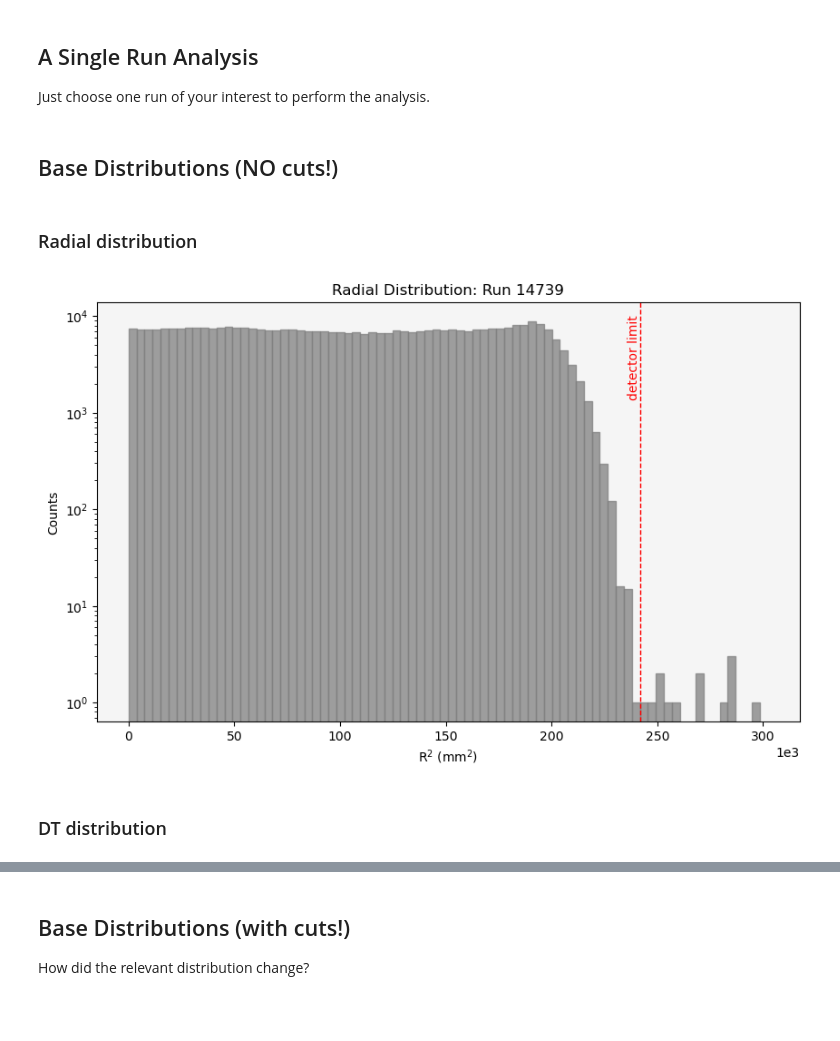
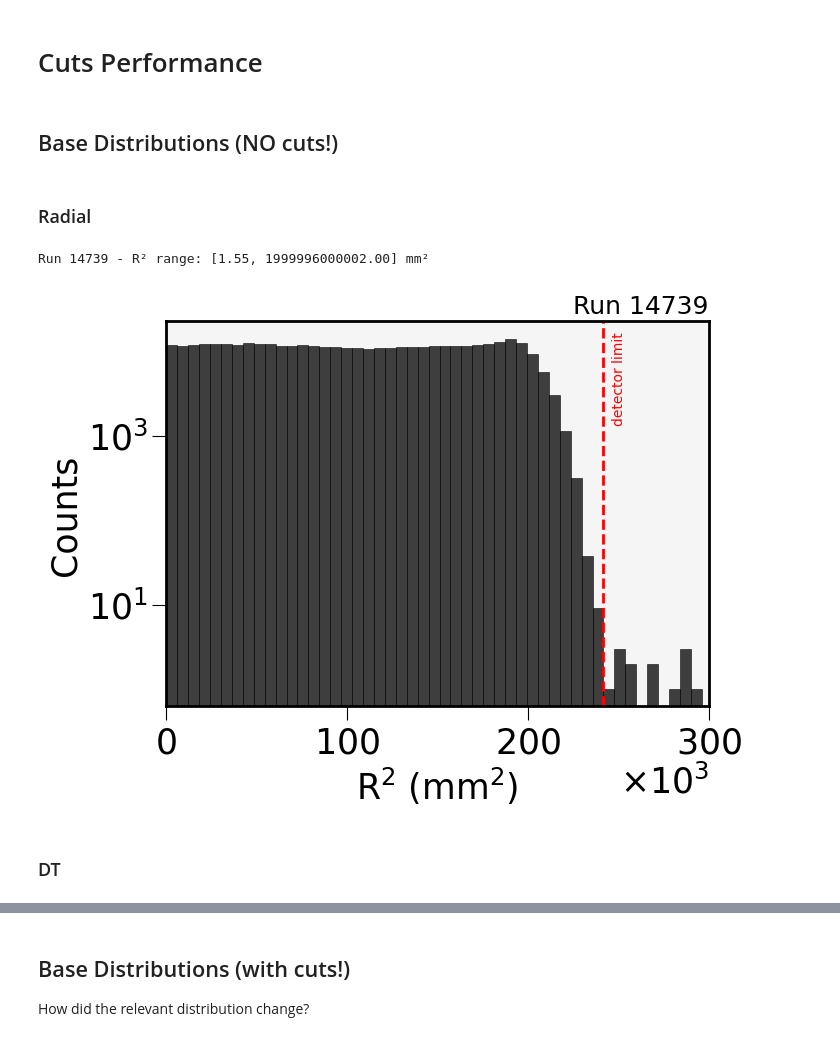
Before and after one commit to camacortespar/next-analysis, a Jupyter notebook: NEXT-100/Rn_analysis/notebooks/Selection_Criteria_00.ipynb, the cells around one changed output, grey strips where cells are left out. Saved outputs shown, nothing was run; the diff lists cells and outputs as text; code cells hidden in the pictures; blank space fills up the shorter version.

Commit message:
Revision on alpha selection for Rn paper review

```diff
--- a/NEXT-100/Rn_analysis/notebooks/Selection_Criteria_00.ipynb
+++ b/NEXT-100/Rn_analysis/notebooks/Selection_Criteria_00.ipynb
@@ -105,3 +77,3 @@ runs_info = [
 # %%
-raw_data = {run["run_number"]: crudo.load_run_data(run)[run["run_number"]] for run in runs_info}
+RECO_DATA = {run["run_number"]: crudo.dm.load_run_data(run, trigger=None)[run["run_number"]] for run in RUNS_INFO}
 # %% [output]
@@ -313,51 +81,52 @@ Runs Date
 # %% [markdown]
-## A Single Run Analysis
-
-Just choose one run of your interest to perform the analysis.
+# Cuts Performance
 # %%
-# Define the run to be selected
-selected_runs = [14739]
+# Define the runs to analyze
+SEL_RUNS = [14739]
 # %% [markdown]
 ## Base Distributions (NO cuts!)
 # %% [markdown]
-### Radial distribution
+### Radial
 # %%
 # Global
-n_bins = 80
+n_bins = 50
 
-for i, entry in enumerate(runs_info):
+for i, entry in enumerate(RUNS_INFO):
 
     # Run info
     run_id   = entry["run_number"]
-    # run_volt = entry[scan_key] / 1e3
     run_long = entry["duration"]
 
-    if run_id in selected_runs:
+    if run_id in SEL_RUNS:
 
         # Variables
-        R2 = raw_data[run_id]['X']**2 + raw_data[run_id]['Y']**2
+        R2 = RECO_DATA[run_id]['X']**2 + RECO_DATA[run_id]['Y']**2
+        print(f"Run {run_id} - R² range: [{R2.min():.2f}, {R2.max():.2f}] mm²")
 
         # Histogram
-        plt.figure(figsize=(10, 6))
-        counts, bins, _ = plt.hist(R2, bins=n_bins, range=(R2.min(), 1.25*pt.N100_rad**2),
-                                   color=pt.hist_colors[i % len(pt.hist_colors)], alpha=0.75,
-                                   ec=pt.hist_colors[i % len(pt.hist_colors)], lw=1.0)
+        plt.figure(figsize=(7, 5))
+        counts, bins, _ = plt.hist(R2, bins=n_bins, range=(R2.min(), 1.25*crudo.pt.N100_rad**2),
+                                   color=crudo.pt.hist_colors[i % len(crudo.pt.hist_colors)], alpha=0.75,
+                                   ec=crudo.pt.hist_colors[i % len(crudo.pt.hist_colors)], lw=0.5)
 
         # Plot
+        plt.xlim(0, 300e3)
         plt.xlabel('R$^{2}$ (mm$^{2}$)')
         plt.ylabel('Counts')
         plt.yscale('log')
-        plt.title(f'Radial Distribution: Run {run_id}')
         plt.ticklabel_format(axis='x', style='sci', scilimits=(3, 3))
+        plt.title(f'Run {run_id}', fontsize=18, loc='right')
+
         # Radial limit
-        plt.axvline(x=pt.N100_rad**2, c='red', ls='--', lw=1)
-        plt.text(pt.N100_rad**2, 0.5*counts[0], 'detector limit', c='red', va='center',  ha='right',  rotation=90)
+        plt.axvline(x=crudo.pt.N100_rad**2, c='red', ls='--')
+        plt.text(1.02*crudo.pt.N100_rad**2, 0.4*counts[0], 'detector limit', c='red', va='center',  ha='left',  rotation=90, fontsize=10)
 
         plt.gca().set_facecolor("whitesmoke")
         plt.show()
 # %% [output]
+Run 14739 - R² range: [1.55, 1999996000002.00] mm²
-[figure, old version]
+[figure, new version]
 # %% [markdown]
-### DT distribution
+### DT
 # %%
 # Global
```
Also changed, not shown: parts of 52 cells of this notebook, 1 other file.
